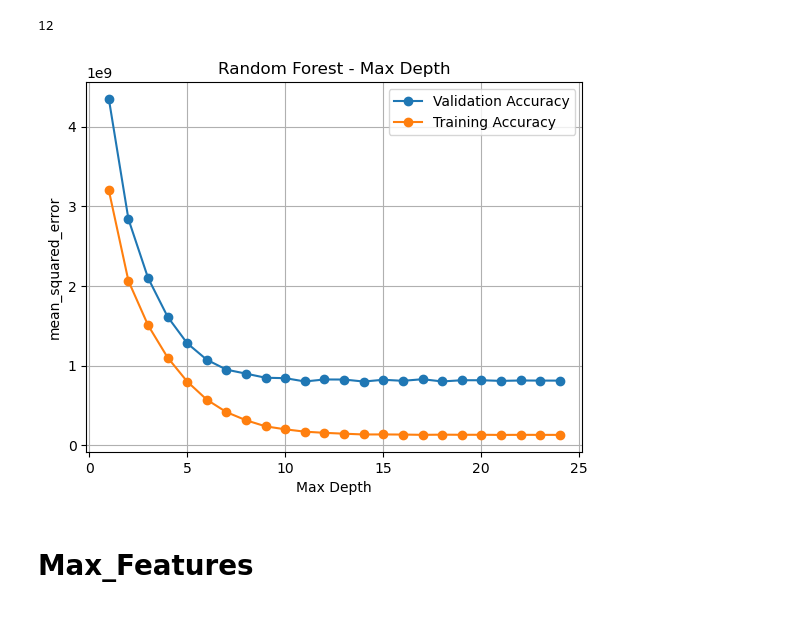
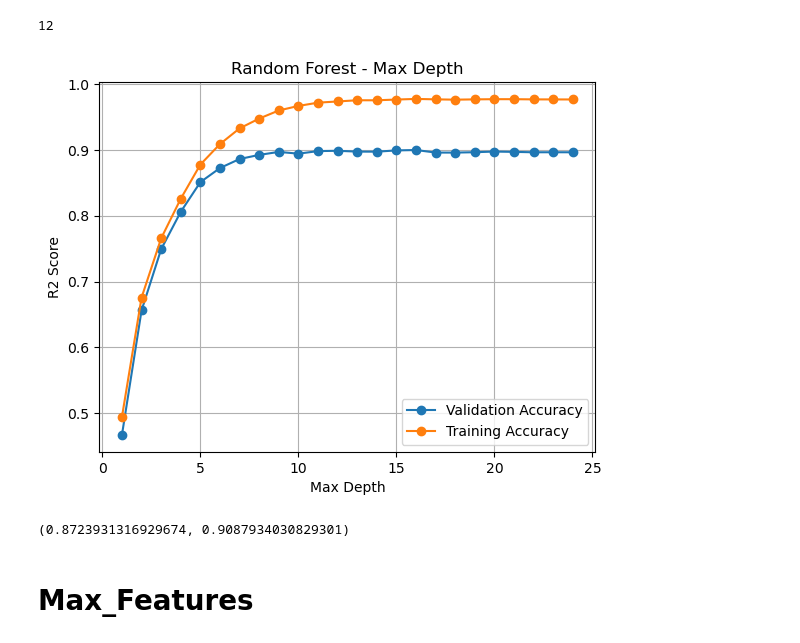
Before and after one commit to gustavoVferrari/kaggle, a Jupyter notebook: Regression/house_prices/notebook/[04.2] Model RF_Params.ipynb, the cells around one changed output. Cells and saved outputs as stored; diff of their text form; code cells hidden in the pictures.

```diff
--- a/Regression/house_prices/notebook/[04.2] Model RF_Params.ipynb
+++ b/Regression/house_prices/notebook/[04.2] Model RF_Params.ipynb
@@ -73,0 +77,12 @@ params
+# %%
+clf_rf_final_model = RandomForestRegressor(**params)
+clf_rf_final_model.fit(X_train, y_train.values.ravel())
+y_pred_train = clf_rf_final_model.predict(X_train)
+y_pred_val = clf_rf_final_model.predict(X_val)
+# Scores
+scores_final_model_train = [mean_squared_error(y_train, y_pred_train)]
+scores_final_model_val = [mean_squared_error(y_val, y_pred_val)]
+mape_final_model_train = [mean_absolute_percentage_error(y_train, y_pred_train)]
+mape_final_model_val = [mean_absolute_percentage_error(y_val, y_pred_val)]
+r2_model_train = [r2_score(y_train, y_pred_train)]
+r2_final_model_val = [r2_score(y_val, y_pred_val)]
@@ -88,23 +123,27 @@ for n in range(1, 25):
     clf_rf_max_depth.fit(X_train, y_train.values.ravel())
     y_pred_train = clf_rf_max_depth.predict(X_train)
     y_pred_val = clf_rf_max_depth.predict(X_val)
-    scores_max_depth_train.append(mean_squared_error(y_train, y_pred_train))
-    scores_max_depth_val.append(mean_squared_error(y_val, y_pred_val))
+    scores_max_depth_train.append(r2_score(y_train, y_pred_train))
+    scores_max_depth_val.append(r2_score(y_val, y_pred_val))
 
 val_max_depth = pd.Series(scores_max_depth_val, index=range(1, 25), name='Validation')
 train_max_depth = pd.Series(scores_max_depth_train, index=range(1, 25), name='Training')
 # %%
 (pd.DataFrame(
     {'Validation Accuracy': val_max_depth,
      'Training Accuracy': train_max_depth})
 .plot(
     marker='o',
     title='Random Forest - Max Depth',
     xlabel='Max Depth',
-    ylabel='mean_squared_error'))
+    ylabel='R2 Score'))
 plt.grid()
 # %% [output]
-[figure, old version]
+[figure, new version]
+# %%
+val_max_depth.loc[6] , train_max_depth.loc[6]
+# %% [output]
+(0.8723931316929674, 0.9087934030829301)
 # %% [markdown]
 # Max_Features
 # %%
```
Also changed, not shown: parts of 21 cells of this notebook, 15 other files.
